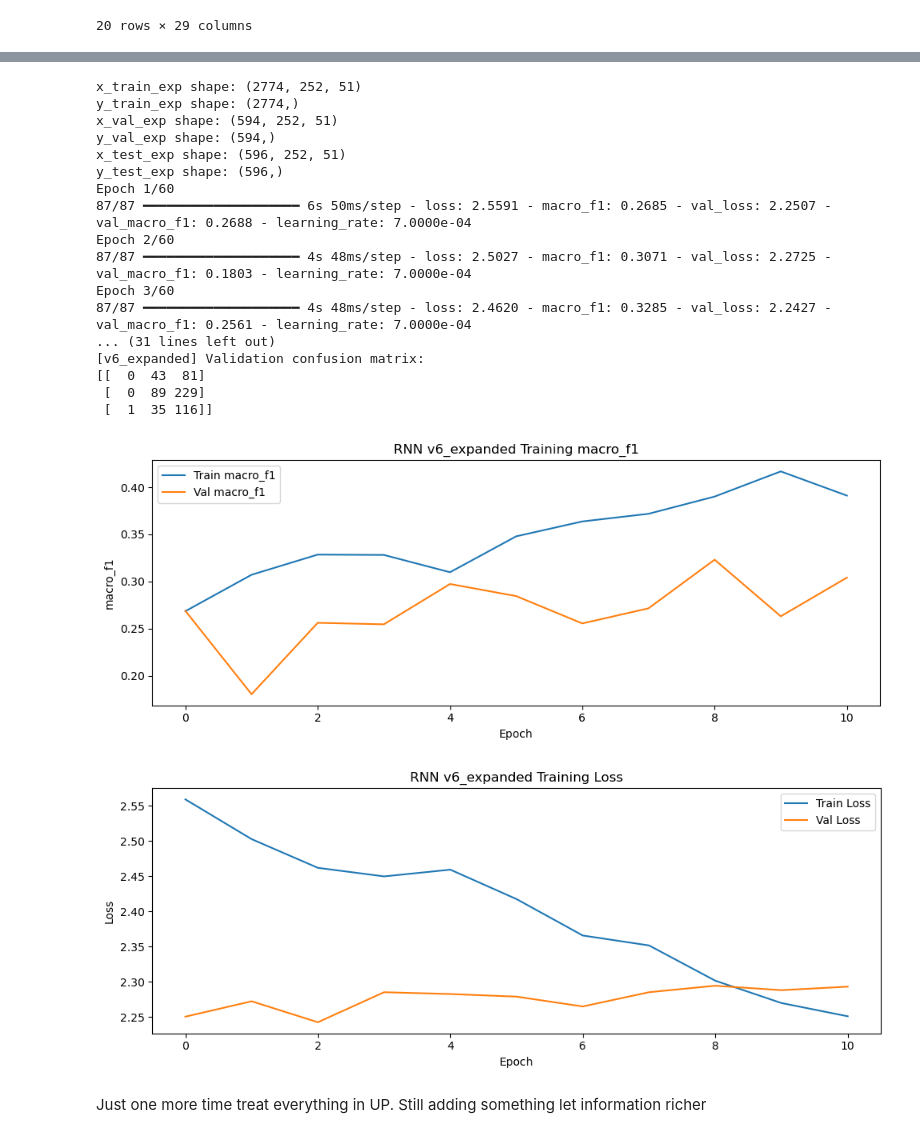
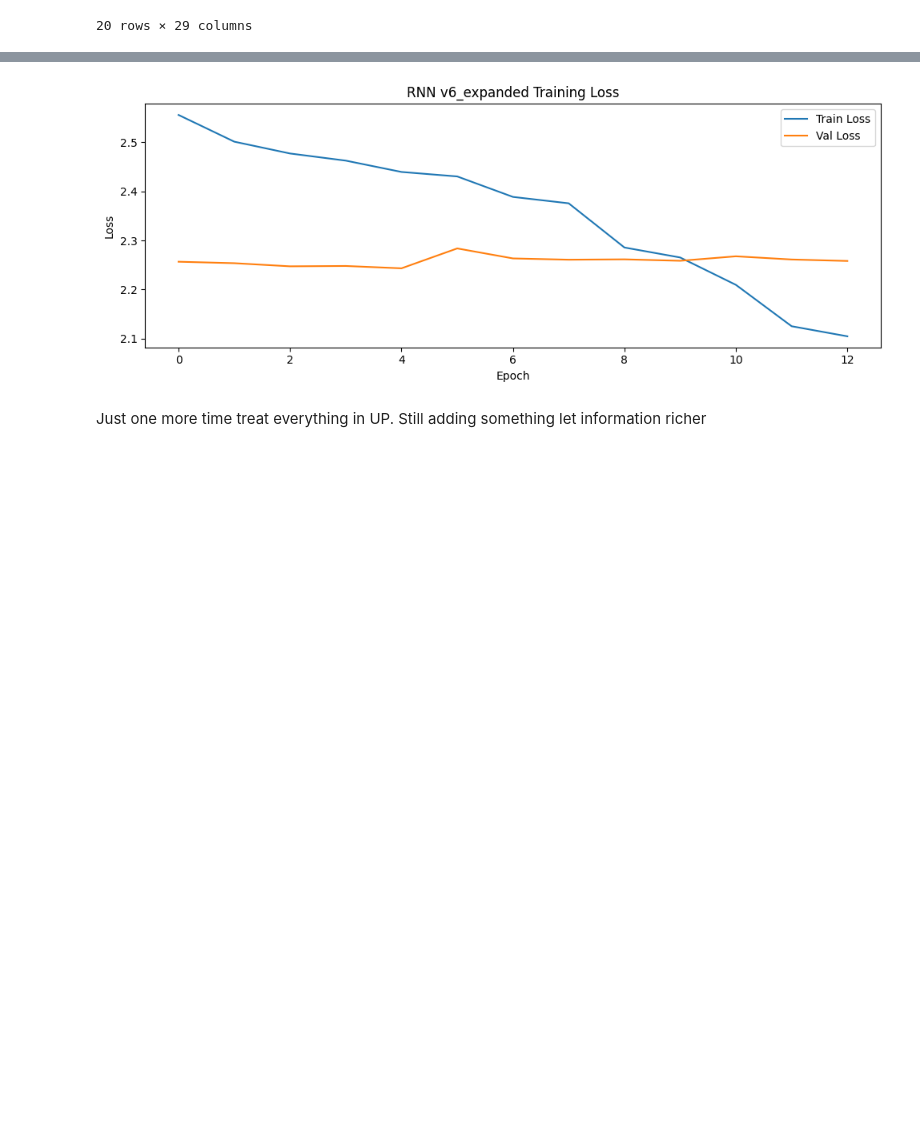
Before and after one commit to CharonWTang/STOCK_PREDICTION, a Jupyter notebook: Charon_Final.ipynb, the cells around one changed output, grey strips where cells are left out. Drawn from its saved outputs; the diff is of its cells as text; code cells hidden in the pictures; blank space fills up the shorter version.

```diff
--- a/Charon_Final.ipynb
+++ b/Charon_Final.ipynb
@@ -1109,8 +1124,8 @@ rnn_model_v6.compile(
 )
 
 callbacks_v6 = [
-    keras.callbacks.EarlyStopping(monitor="val_loss", patience=8, restore_best_weights=True),
-    keras.callbacks.ReduceLROnPlateau(monitor="val_loss", factor=0.5, patience=3, min_lr=1e-5),
+    keras.callbacks.EarlyStopping(monitor="val_macro_f1", mode="max", patience=8, restore_best_weights=True),
+    keras.callbacks.ReduceLROnPlateau(monitor="val_macro_f1", mode="max", factor=0.5, patience=3, min_lr=1e-5),
 ]
 
 history_v6 = rnn_model_v6.fit(
@@ -1153,22 +1168,4 @@ Epoch 3/60
-x_train_exp shape: (2774, 252, 51)
-y_train_exp shape: (2774,)
-x_val_exp shape: (594, 252, 51)
-y_val_exp shape: (594,)
-x_test_exp shape: (596, 252, 51)
-y_test_exp shape: (596,)
-Epoch 1/60
-87/87 ━━━━━━━━━━━━━━━━━━━━ 6s 50ms/step - loss: 2.5591 - macro_f1: 0.2685 - val_loss: 2.2507 - val_macro_f1: 0.2688 - learning_rate: 7.0000e-04
-Epoch 2/60
-87/87 ━━━━━━━━━━━━━━━━━━━━ 4s 48ms/step - loss: 2.5027 - macro_f1: 0.3071 - val_loss: 2.2725 - val_macro_f1: 0.1803 - learning_rate: 7.0000e-04
-Epoch 3/60
-87/87 ━━━━━━━━━━━━━━━━━━━━ 4s 48ms/step - loss: 2.4620 - macro_f1: 0.3285 - val_loss: 2.2427 - val_macro_f1: 0.2561 - learning_rate: 7.0000e-04
-... (31 lines left out)
-[v6_expanded] Validation confusion matrix:
-[[  0  43  81]
- [  0  89 229]
- [  1  35 116]]
-[figure, old version]
+[figure, new version]
-[figure, removed]
 # %% [markdown]
 Just one more time treat everything in UP.
 Still adding something let information richer
```
Also changed, not shown: parts of 22 cells of this notebook, 1 other file.
